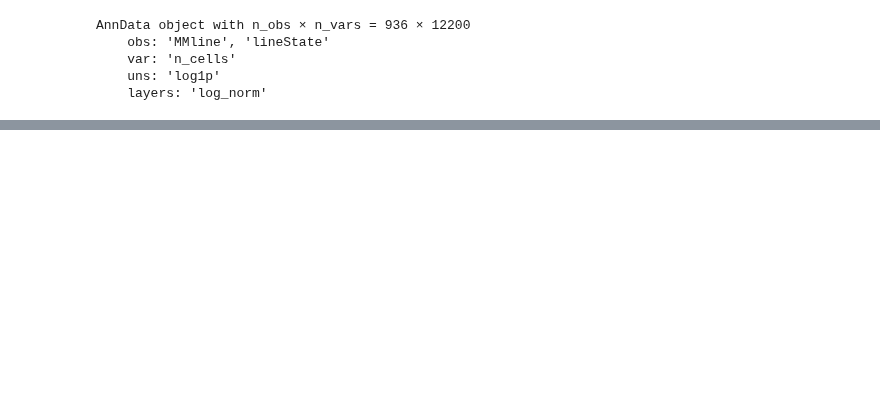
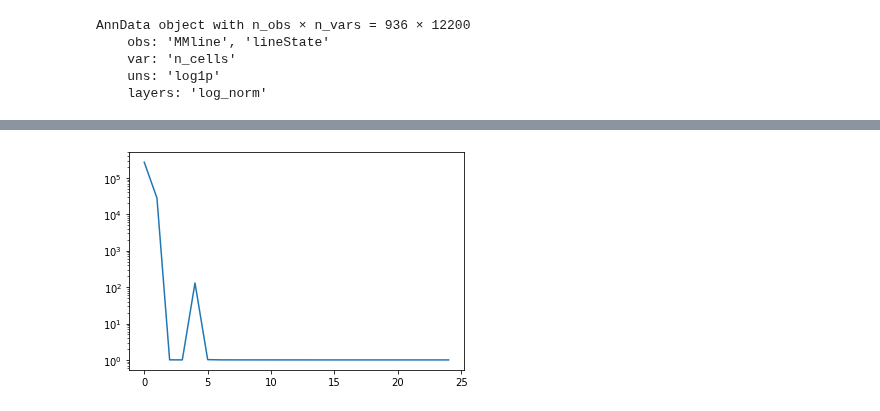
Before and after one commit to aertslab/deepSCENIC, a Jupyter notebook: notebooks/insilico_perturbations.ipynb, the cells around one changed output, grey strips where cells are left out. Cells and saved outputs as stored; diff of their text form; code cells hidden in the pictures; blank space fills up the shorter version.

```diff
--- a/notebooks/insilico_perturbations.ipynb
+++ b/notebooks/insilico_perturbations.ipynb
@@ -21,6 +21,6 @@ To enable them in other operations, rebuild TensorFlow with the appropriate comp
 # %%
 # Compile deepSCENIC model
-RES_PATH = '/lustre1/project/stg_00002/lcb/gpartel/projects/deepSCENIC/results/MM_lines/'
+RES_PATH = '/lustre1/project/stg_00002/lcb/gpartel/projects/deepSCENIC/results/MM_lines//'
 parser = argparse.ArgumentParser()
 opt = parser.parse_args('')
 with open(RES_PATH + "/hyperparma.txt", 'r') as f:
@@ -191,0 +241,5 @@ g.ax_heatmap.set(yticks=use_ticks, yticklabels=use_labels)
+# %%
+plt.plot([fcs[str(n+2)].mean(0).max() for n in range(n_iter)])
+plt.yscale('log')
+# %% [output]
+[figure, added]
```
Also changed, not shown: parts of 9 cells of this notebook, 7 other files.
